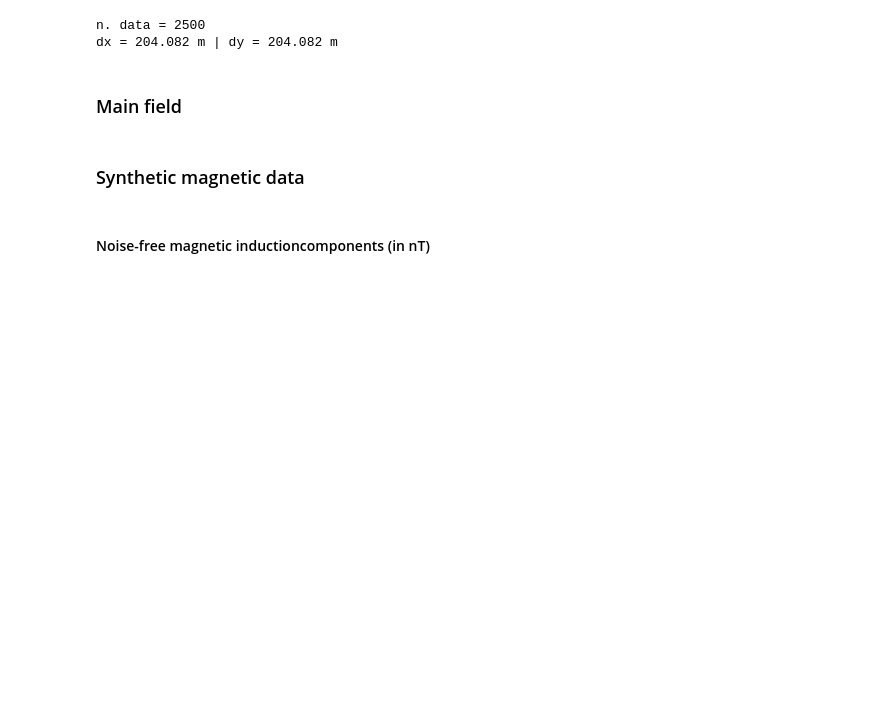
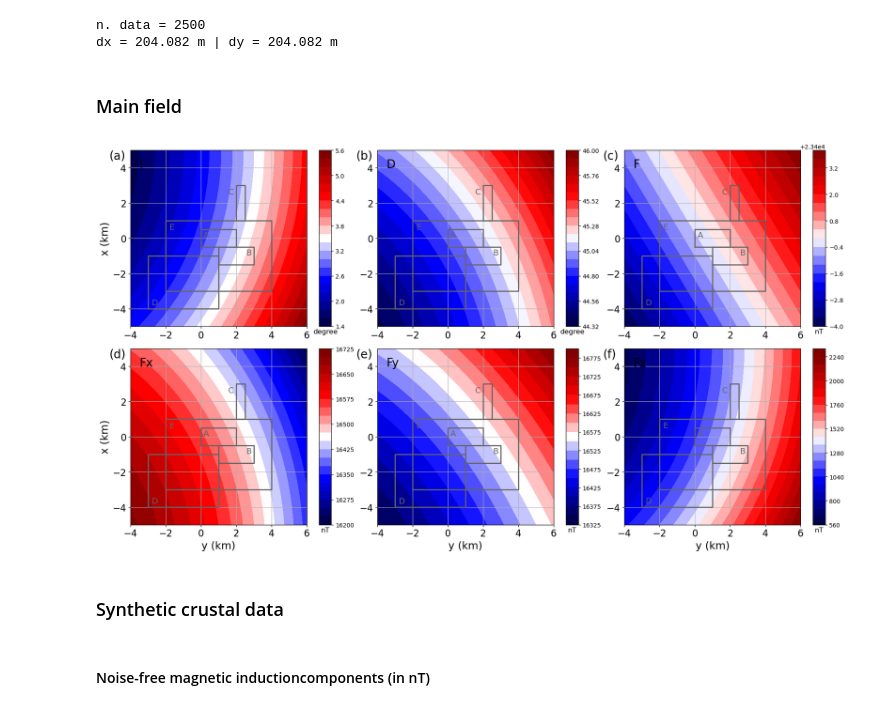
Before and after one commit to birocoles/Intro-grav-mag, a Jupyter notebook: aulas/aula_7c_dados_sinteticos_mag.ipynb, the cells around one changed output. Saved outputs shown, nothing was run; the diff lists cells and outputs as text; code cells hidden in the pictures; blank space fills up the shorter version.

```diff
--- a/aulas/aula_7c_dados_sinteticos_mag.ipynb
+++ b/aulas/aula_7c_dados_sinteticos_mag.ipynb
@@ -111,3 +156,74 @@ F_hat = utils.unit_vector(inc=I0, dec=D0)
 # %%
 # compute a normalized horizontal projection of F_hat to plot
 F_hat_horizontal = F_hat[:2]/np.linalg.norm(F_hat[:2])
+# %%
+titles = [
+    'I', 'D', 'F',
+    'Fx', 'Fy', 'Fz'
+]
+units = [
+    'degree', 'degree', 'nT',
+    'nT', 'nT', 'nT'
+]
+labels = ['(a)', '(b)', '(c)', '(d)', '(e)', '(f)']
+# %%
+fields = ['I', 'D', 'F', 'x', 'y', 'z']
+# %%
+mosaic_elements = ['a', 'b', 'c', 'd', 'e', 'f']
+# %%
+color = 3*(0.4,)
+# %%
+fig = plt.figure(layout= 'tight', figsize=(18,10))
+mosaic = fig.subplot_mosaic('''
+                            abc
+                            def
+                            ''')
+# tensor components
+for (element, field, title, label, unit) in zip(
+    mosaic_elements, fields, titles, labels, units
+):
+    ax = mosaic[element]
+    ax.axis('scaled')
+    im = ax.contourf(
+        Y*0.001, X*0.001,
+        data_structures.grid_xy_full_flatten_to_matrix(
+            data=main_field[field],
+            grid_orientation=main_field['grid_orientation'],
+            shape=data_points['shape']
+            ),
+            20, cmap='seismic',
+        vmin=np.min(main_field[field]), vmax=np.max(main_field[field])
+    )
+    ax_divider = make_axes_locatable(ax)
+    cax = ax_divider.append_axes("right", size="7%", pad="7%")
+    cb = fig.colorbar(im, cax=cax, orientation='vertical')
+    cb.ax.tick_params(labelsize=10, top=False, bottom=True, labeltop=False, labelbottom=True)
+    cb.ax.set_xlabel(unit, fontsize=12, loc='center')
+    ax.set_ylim(0.001*data_points['area'][0], 0.001*data_points['area'][1])
+    ax.set_xlim(0.001*data_points['area'][2], 0.001*data_points['area'][3])
+    ax.tick_params(axis='x', labelsize=16)
+    ax.tick_params(axis='y', labelsize=16)
+    ax.grid()
+    ax.annotate(label, xy=(-0.12, 0.95), xycoords='axes fraction', fontsize=20)
+    ax.annotate(title, xy=(0.05, 0.90), xycoords='axes fraction', fontsize=20)
+    plf.model_boundaries(
+        ax,
+        model=model_cut(model['prisms'], pmin=0, pmax=4),
+        color=color,
+        style='-',
+        width='2'
+    )
+    ax.annotate(text='A', xy=(0.15, 0.05), fontsize=14, color=color)
+    ax.annotate(text='B', xy=(2.55, -0.95), fontsize=14, color=color)
+    ax.annotate(text='C', xy=(1.55, 2.50), fontsize=14, color=color)
+    ax.annotate(text='D', xy=(-2.80, -3.80), fontsize=14, color=color)
+    ax.annotate(text='E', xy=(-1.80, 0.50), fontsize=14, color=color)
+
+for element in ['a','d']:
+    mosaic[element].set_ylabel('x (km)', fontsize=18)
+for element in ['d','e', 'f']:
+    mosaic[element].set_xlabel('y (km)', fontsize=18)
+
+plt.show()
+# %% [output]
+[figure, added]
@@ -114,3 +234,3 @@ F_hat_horizontal = F_hat[:2]/np.linalg.norm(F_hat[:2])
 # %% [markdown]
-### Synthetic magnetic data
+### Synthetic crustal data
 # %%
```
Also changed, not shown: parts of 28 cells of this notebook, 3 other files.
